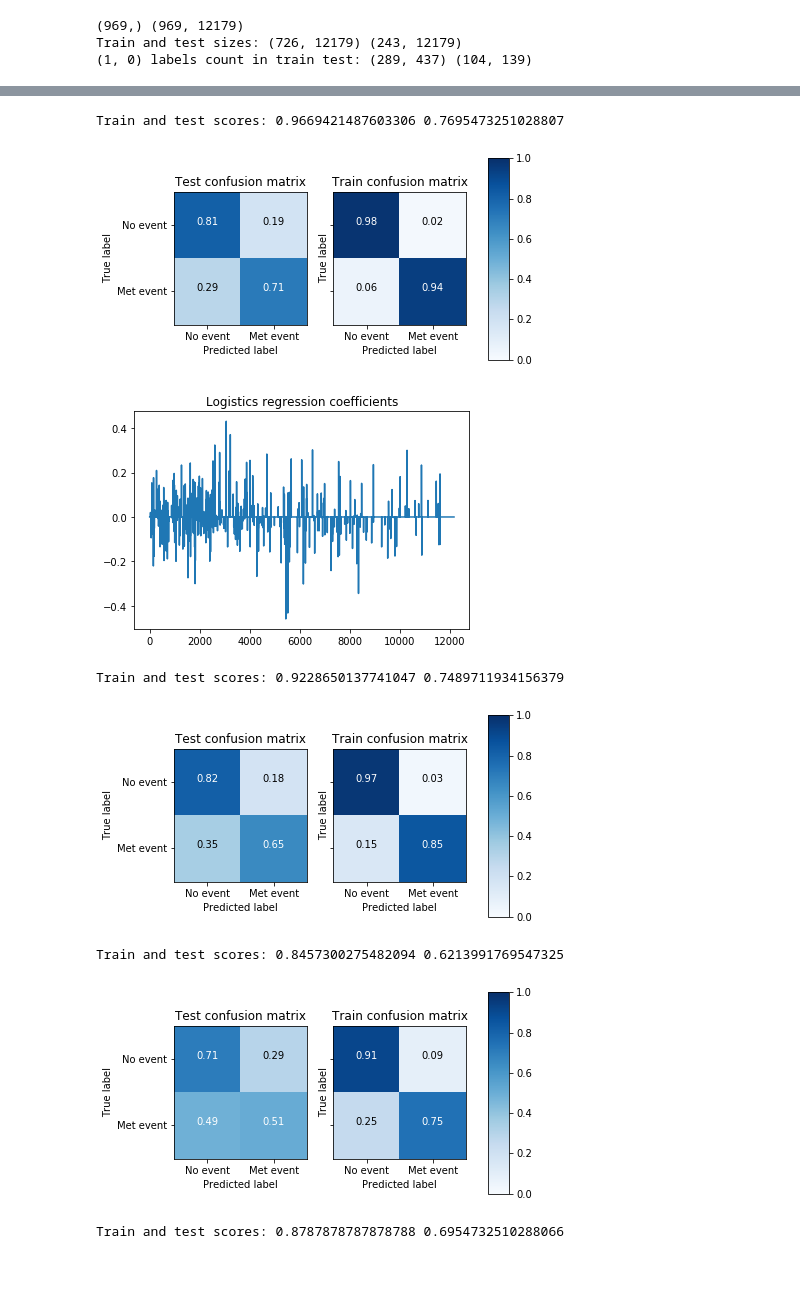
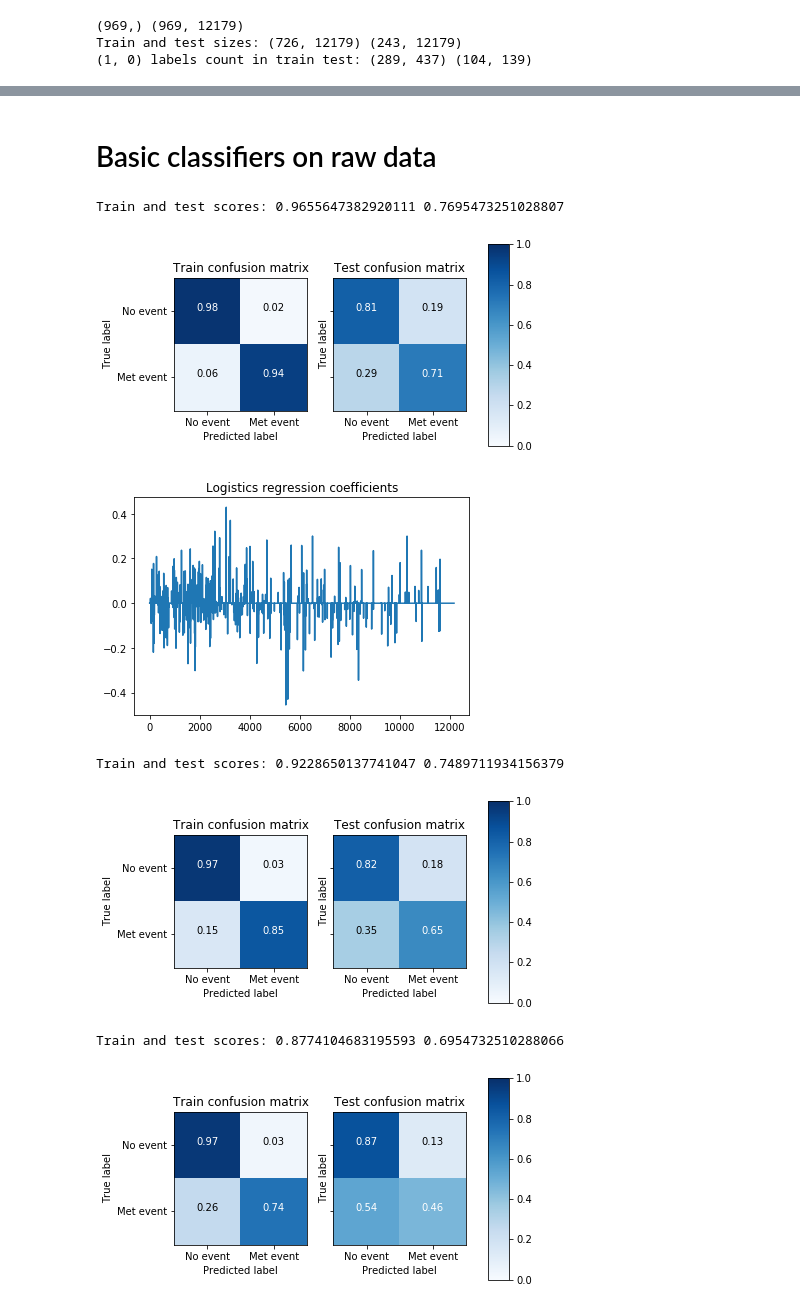
Before and after one commit to sjwilczynski/geneExpr, a Jupyter notebook: Exploration.ipynb, the cells around one changed output, grey strips where cells are left out. Drawn from its saved outputs; the diff is of its cells as text; code cells hidden in the pictures; blank space fills up the shorter version.

```diff
--- a/Exploration.ipynb
+++ b/Exploration.ipynb
@@ -36,11 +26,12 @@ Train and test scores: 0.8801652892561983 0.7448559670781894
+# %% [markdown]
+# Basic classifiers on raw data
 # %%
-(clf_logit, clf_svm, clf_tree, clf_forest) = fit_models(X_train, y_train, X_test, y_test)
+(clf_logit, clf_svm, clf_forest) = fit_models(X_train, y_train, X_test, y_test)
 # %% [output]
-Train and test scores: 0.9669421487603306 0.7695473251028807
+Train and test scores: 0.9655647382920111 0.7695473251028807
-[figure, old version]
+[figure, new version]
 [figure]
 Train and test scores: 0.9228650137741047 0.7489711934156379
-[figure, old version]
+[figure, new version]
-Train and test scores: 0.8457300275482094 0.6213991769547325
+Train and test scores: 0.8774104683195593 0.6954732510288066
-[figure, old version]
+[figure, new version]
-Train and test scores: 0.8787878787878788 0.6954732510288066
```
Also changed, not shown: parts of 11 cells of this notebook, 3 other files.
